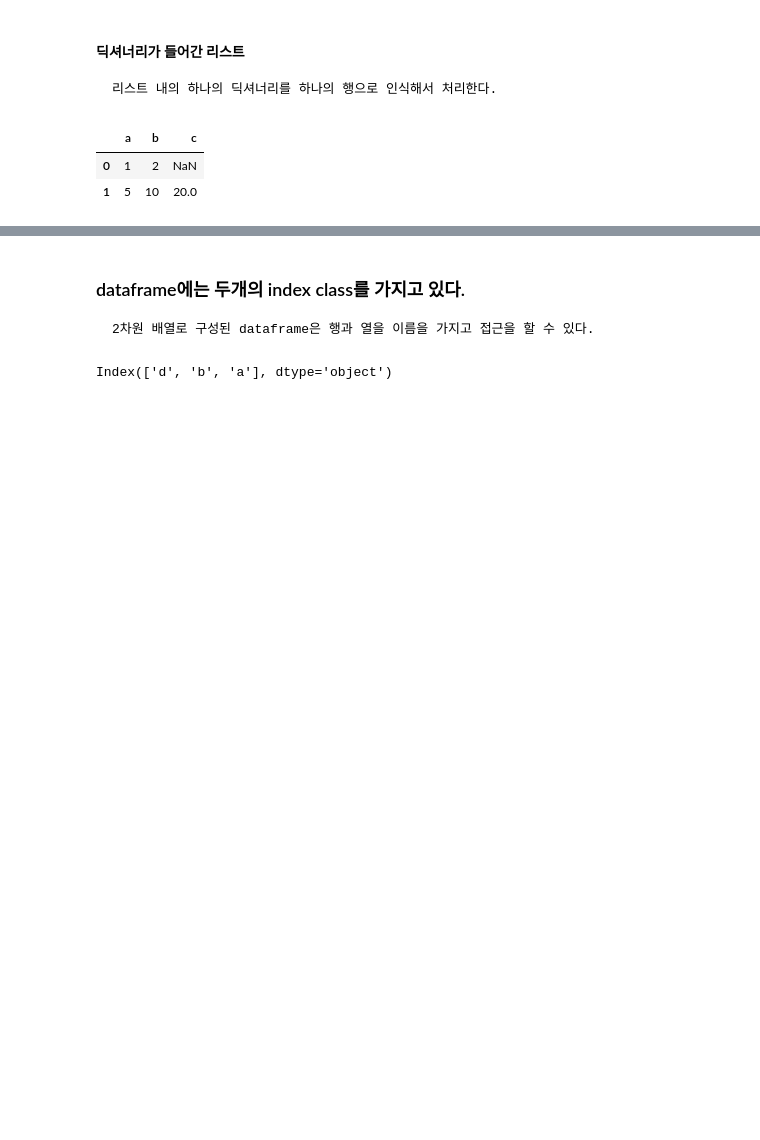
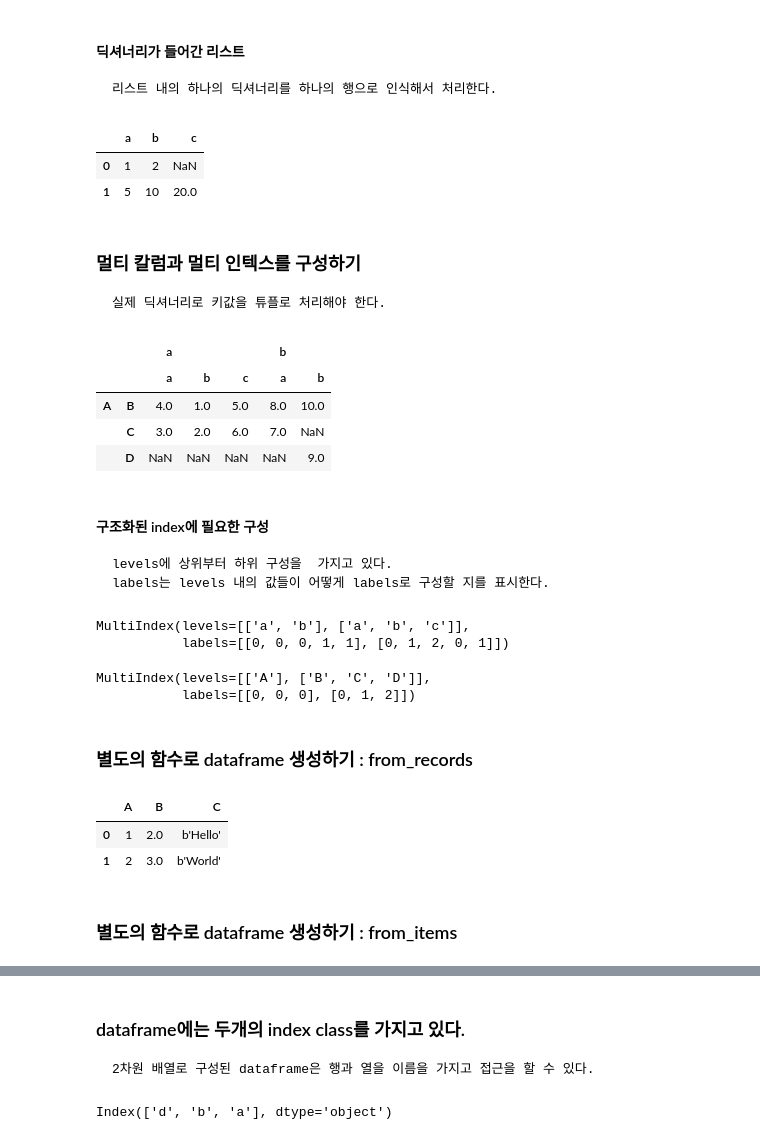
Before and after one commit to pignuante/python_pandas, a Jupyter notebook: Pandas 자료구조.ipynb, the cells around one changed output, grey strips where cells are left out. Drawn from its saved outputs; the diff is of its cells as text; code cells hidden in the pictures; blank space fills up the shorter version.

```diff
--- a/Pandas 자료구조.ipynb
+++ b/Pandas 자료구조.ipynb
@@ -235,3 +233,49 @@ pd.DataFrame(data2)
 |  | a | b | c |
 | 0 | 1 | 2 | NaN |
 | 1 | 5 | 10 | 20.0 |
+# %% [markdown]
+### 멀티 칼럼과 멀티 인텍스를 구성하기
+
+    실제 딕셔너리로 키값을 튜플로 처리해야 한다.
+# %%
+dfmt = pd.DataFrame({('a', 'b'): {('A', 'B'): 1, ('A', 'C'): 2},
+                     ('a', 'a'): {('A', 'C'): 3, ('A', 'B'): 4},
+                     ('a', 'c'): {('A', 'B'): 5, ('A', 'C'): 6},
+                     ('b', 'a'): {('A', 'C'): 7, ('A', 'B'): 8},
+                     ('b', 'b'): {('A', 'D'): 9, ('A', 'B'): 10}})
+dfmt
+# %% [output]
+|  |  | a |  |  | b |  |
+|  |  | a | b | c | a | b |
+| A | B | 4.0 | 1.0 | 5.0 | 8.0 | 10.0 |
+|  | C | 3.0 | 2.0 | 6.0 | 7.0 | NaN |
+|  | D | NaN | NaN | NaN | NaN | 9.0 |
+# %% [markdown]
+####  구조화된 index에 필요한 구성
+
+    levels에 상위부터 하위 구성을  가지고 있다.
+    labels는 levels 내의 값들이 어떻게 labels로 구성할 지를 표시한다.
+# %%
+dfmt.columns
+# %% [output]
+MultiIndex(levels=[['a', 'b'], ['a', 'b', 'c']],
+           labels=[[0, 0, 0, 1, 1], [0, 1, 2, 0, 1]])
+# %%
+dfmt.index
+# %% [output]
+MultiIndex(levels=[['A'], ['B', 'C', 'D']],
+           labels=[[0, 0, 0], [0, 1, 2]])
+# %% [markdown]
+### 별도의 함수로 dataframe 생성하기 : from_records
+# %%
+data = np.zeros((2,), dtype=[('A', 'i4'),('B', 'f4'),('C', 'a10')])
+print(data)
+
+df_data = pd.DataFrame.from_records(data)
+df_data
+# %% [output]
+|  | A | B | C |
+| 0 | 1 | 2.0 | b'Hello' |
+| 1 | 2 | 3.0 | b'World' |
+# %% [markdown]
+### 별도의 함수로 dataframe 생성하기 : from_items
```
Also changed, not shown: parts of 5 cells of this notebook.
